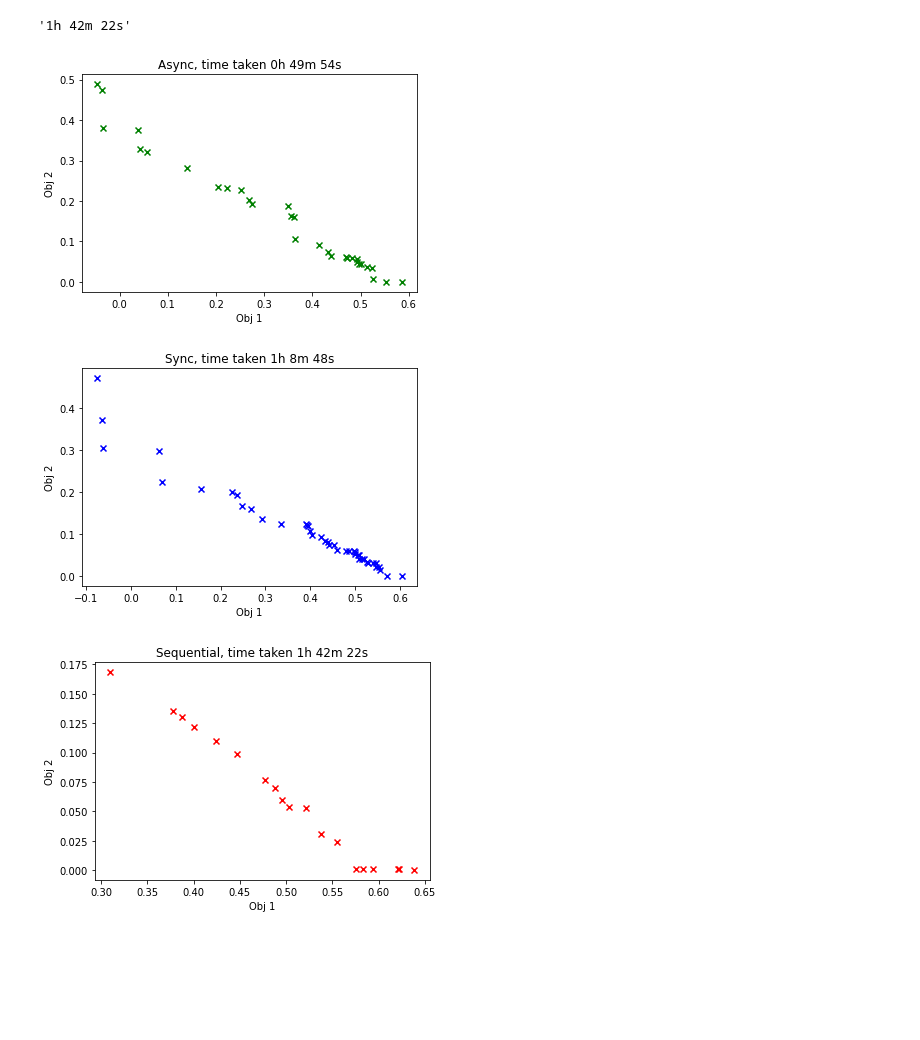
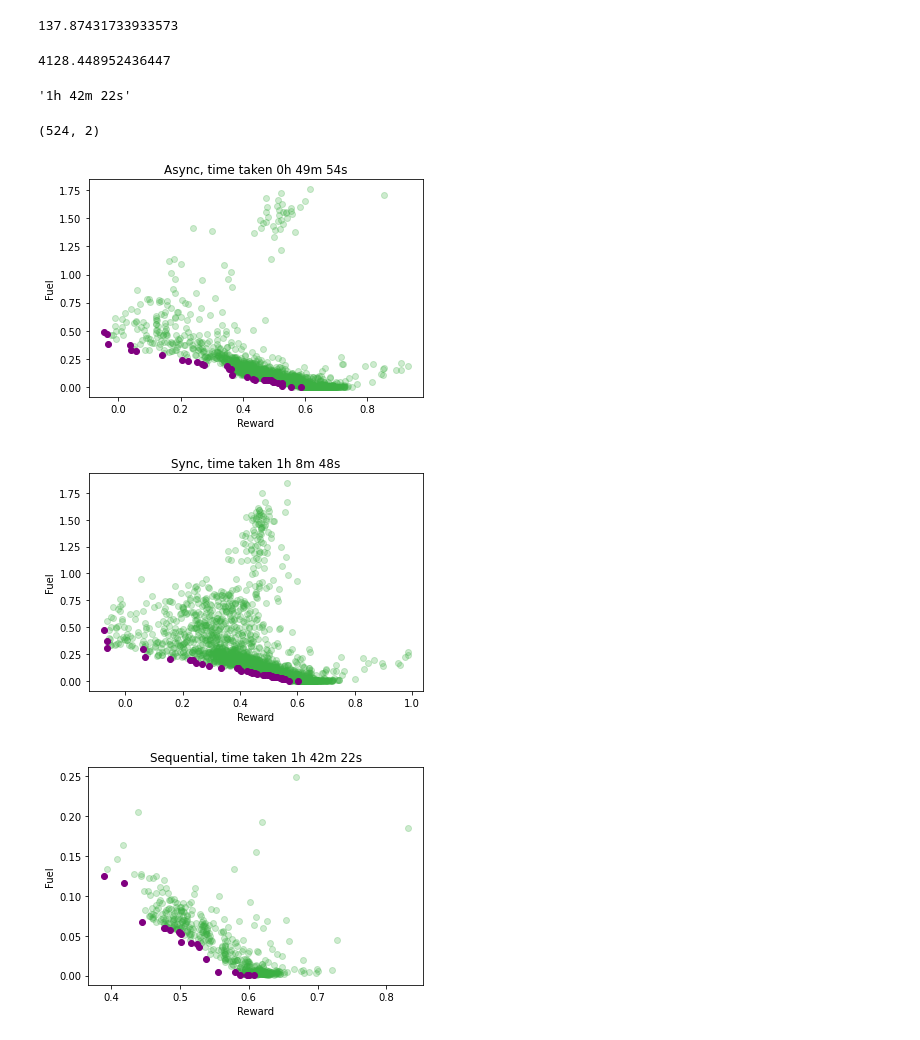
Before and after one commit to apaleyes/trieste, a Jupyter notebook: docs/notebooks/hippo_lander_plots.ipynb, the cells around one changed output. Drawn from its saved outputs; the diff is of its cells as text; code cells hidden in the pictures; blank space fills up the shorter version.

Commit message:
Lander experiment

```diff
--- a/docs/notebooks/hippo_lander_plots.ipynb
+++ b/docs/notebooks/hippo_lander_plots.ipynb
@@ -20,12 +18,20 @@ async_query_points = np.loadtxt("mo_lp/lunar_lander/async_query_points.txt", del
 sync_observations = np.loadtxt("mo_lp/lunar_lander/sync_observations.txt", delimiter=",")
 sync_query_points = np.loadtxt("mo_lp/lunar_lander/sync_query_points.txt", delimiter=",")
 
-ehvi_observations = np.loadtxt("mo_lp/lunar_lander/ehvi_observations.txt", delimiter=",")
-ehvi_query_points = np.loadtxt("mo_lp/lunar_lander/ehvi_query_points.txt", delimiter=",")
+ehvi_observations = np.loadtxt("mo_lp/lunar_lander/ehvi_500_observations.txt", delimiter=",")
+ehvi_query_points = np.loadtxt("mo_lp/lunar_lander/ehvi_500_query_points.txt", delimiter=",")
 # %%
 def get_time_string(seconds):
     seconds = int(seconds)
     return f"{seconds // 3600}h {seconds % 3600 // 60}m {seconds % 60}s"
+# %%
+sync_time / async_time * 100
+# %% [output]
+137.87431733933573
+# %%
+sync_time
+# %% [output]
+4128.448952436447
 # %%
 with open('mo_lp/lunar_lander/async_time.txt') as f:
     async_time = float(f.readline())
@@ -33,26 +39,39 @@ with open('mo_lp/lunar_lander/async_time.txt') as f:
 with open('mo_lp/lunar_lander/sync_time.txt') as f:
     sync_time = float(f.readline())
 
-with open('mo_lp/lunar_lander/ehvi_time.txt') as f:
+with open('mo_lp/lunar_lander/ehvi_500_time.txt') as f:
     ehvi_time = float(f.readline())
 # %%
 get_time_string(ehvi_time)
 # %% [output]
 '1h 42m 22s'
+# %%
+ehvi_observations.shape
+# %% [output]
+(524, 2)
 # %%
-plot_mobo_points_in_obj_space(async_observations,
+_, _, async_pareto = plot_mobo_points_in_obj_space(async_observations,
                               title=f"Async, time taken {get_time_string(async_time)}",
-                              only_plot_pareto=True,
-                              c_pareto='green');
-plot_mobo_points_in_obj_space(sync_observations,
+                              xlabel="Reward", ylabel="Fuel",
+                              m_init="o", m_add="o",
+                              c_pass='#3CB04340',
+                              c_pareto='purple');
+plt.savefig("mo_lp/lunar_lander/async.pdf")
+_, _, sync_pareto = plot_mobo_points_in_obj_space(sync_observations,
                               title=f"Sync, time taken {get_time_string(sync_time)}",
-                              only_plot_pareto=True,
-                              c_pareto='blue');
-plot_mobo_points_in_obj_space(ehvi_observations,
+                              xlabel="Reward", ylabel="Fuel",
+                              m_init="o", m_add="o",
+                              c_pass='#3CB04340',
+                              c_pareto='purple');
+plt.savefig("mo_lp/lunar_lander/sync.pdf")
+_, _, ehvi_pareto = plot_mobo_points_in_obj_space(ehvi_observations,
                               title=f"Sequential, time taken {get_time_string(ehvi_time)}",
-                              only_plot_pareto=True,
-                              c_pareto='red');
+                              xlabel="Reward", ylabel="Fuel",
+                              m_init="o", m_add="o",
+                              c_pass='#3CB04340',
+                              c_pareto='purple');
+plt.savefig("mo_lp/lunar_lander/ehvi.pdf")
 # %% [output]
-[figure, old version]
+[figure, new version]
-[figure, old version]
+[figure, new version]
-[figure, old version]
+[figure, new version]
```
Also changed, not shown: parts of 6 cells of this notebook, 8 other files.
